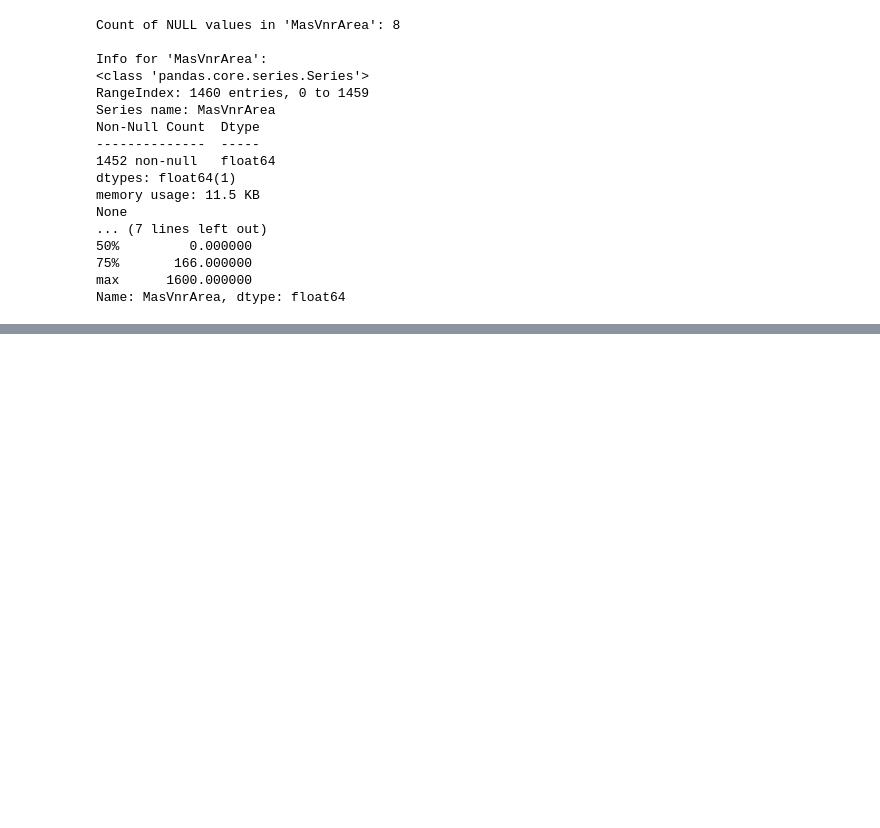
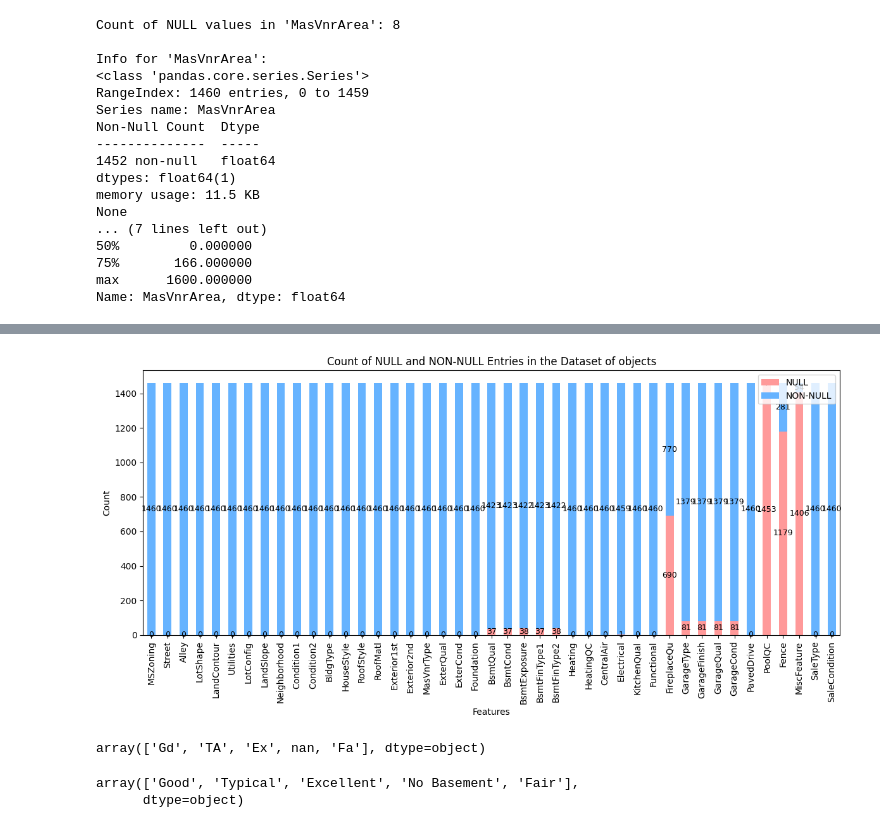
Before and after one commit to shyamghan17/MachineLearning, a Jupyter notebook: house-prices-advanced-regression-techniques/house-prices-prediction-adv-reg-tech.ipynb, the cells around one changed output, grey strips where cells are left out. Drawn from its saved outputs; the diff is of its cells as text; code cells hidden in the pictures; blank space fills up the shorter version.

```diff
--- a/house-prices-advanced-regression-techniques/house-prices-prediction-adv-reg-tech.ipynb
+++ b/house-prices-advanced-regression-techniques/house-prices-prediction-adv-reg-tech.ipynb
@@ -298,0 +375,28 @@ Name: MasVnrArea, Length: 1460, dtype: float64
+# %%
+check_null(df[object_columns], 'objects')
+# %% [output]
+[figure, added]
+# %%
+df['BsmtQual'].unique()
+# BsmtQual: Evaluates the height of the basement
+
+#        Ex	Excellent (100+ inches)
+#        Gd	Good (90-99 inches)
+#        TA	Typical (80-89 inches)
+#        Fa	Fair (70-79 inches)
+#        Po	Poor (<70 inches
+#        NA	No Basement
+# %% [output]
+array(['Gd', 'TA', 'Ex', nan, 'Fa'], dtype=object)
+# %%
+# Define the mapping dictionary
+dic = { 'Ex': 'Excellent', 'TA':'Typical', 'Fa':'Fair', 'Po': 'Poor', 'Gd' : 'Good' }
+df['BsmtQual'] = df['BsmtQual'].fillna('No Basement')
+
+# Replace values based on the dictionary
+df['BsmtQual'] = df['BsmtQual'].replace(dic)
+
+df['BsmtQual'].unique()
+# %% [output]
+array(['Good', 'Typical', 'Excellent', 'No Basement', 'Fair'],
+      dtype=object)
```
Also changed, not shown: parts of 77 cells of this notebook, 1 other file.
